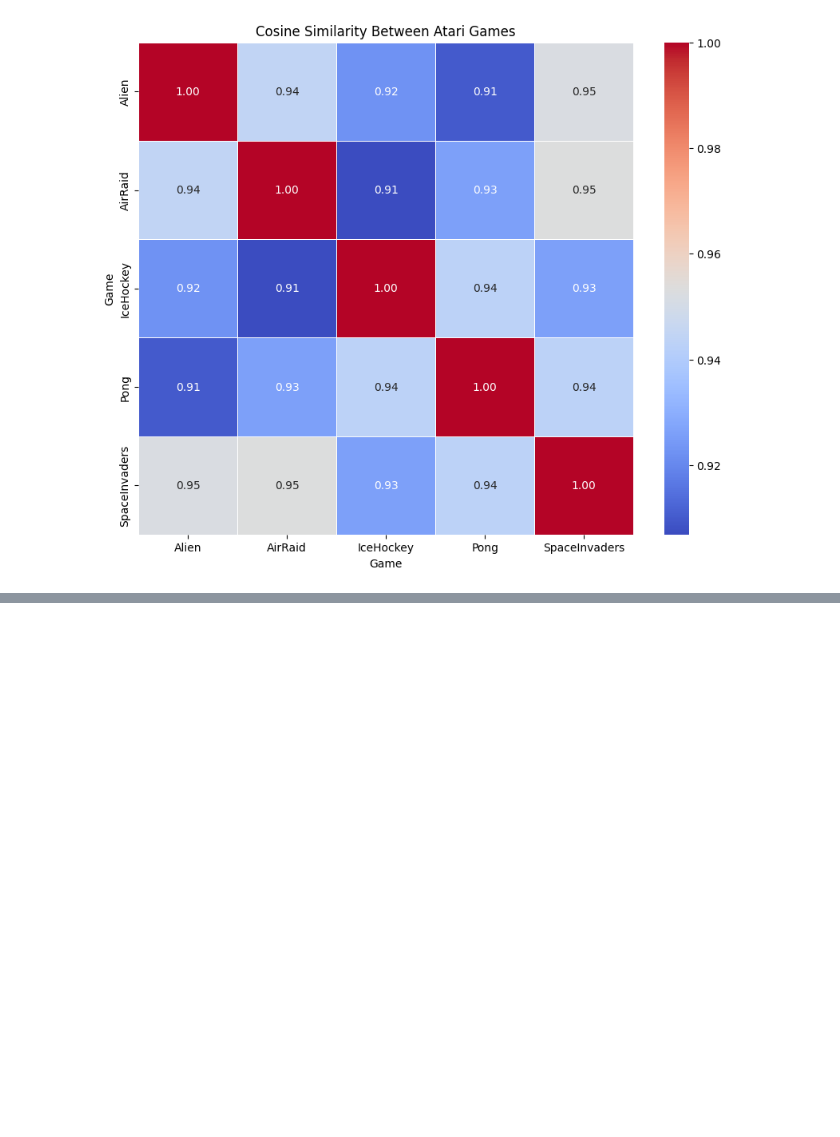
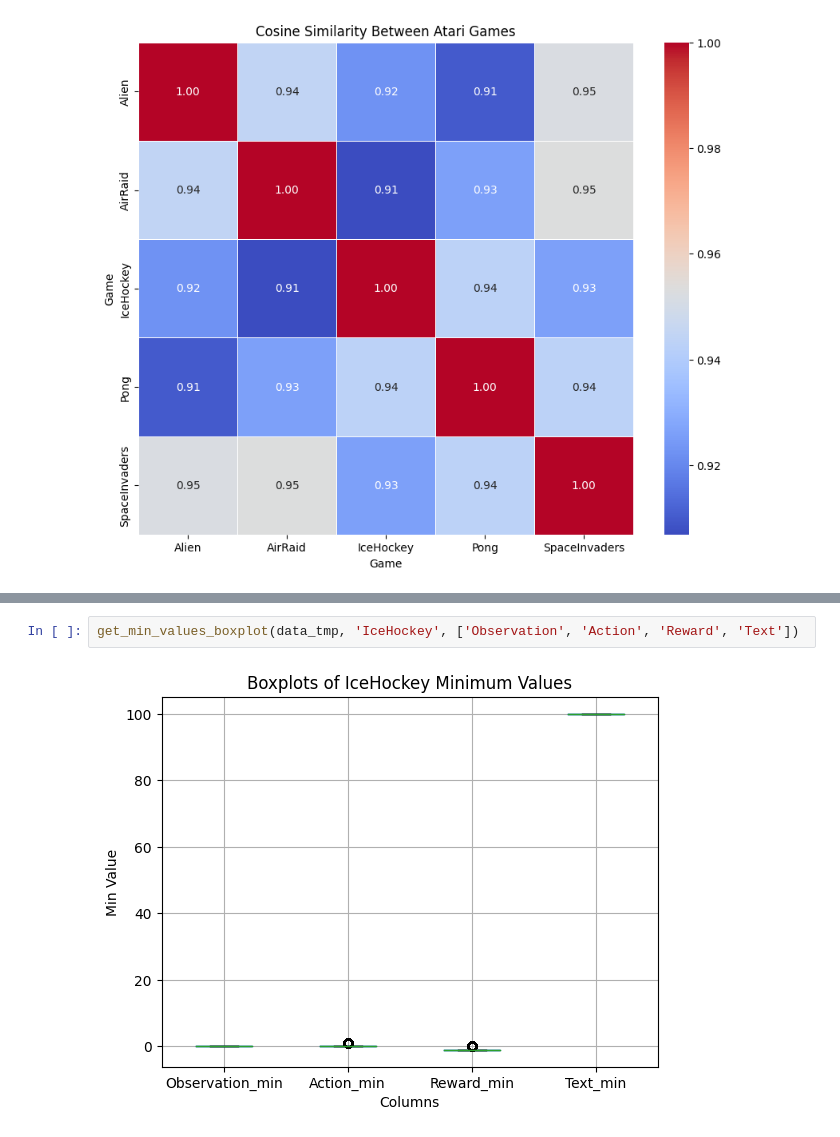
Before and after one commit to Jek9884/Master-Thesis, a Jupyter notebook: embeddings_clustering.ipynb, the cells around one changed output, grey strips where cells are left out. Saved outputs shown, nothing was run; the diff lists cells and outputs as text; blank space fills up the shorter version.

```diff
--- a/embeddings_clustering.ipynb
+++ b/embeddings_clustering.ipynb
@@ -947,0 +373,4 @@ plt.show()
+# %%
+get_min_values_boxplot(data_tmp, 'IceHockey', ['Observation', 'Action', 'Reward', 'Text'])
+# %% [output]
+[figure, added]
```
Also changed, not shown: parts of 199 cells of this notebook.
